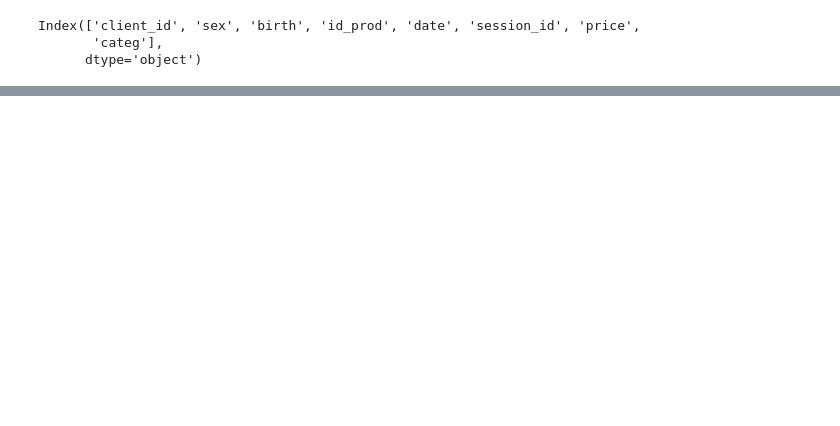
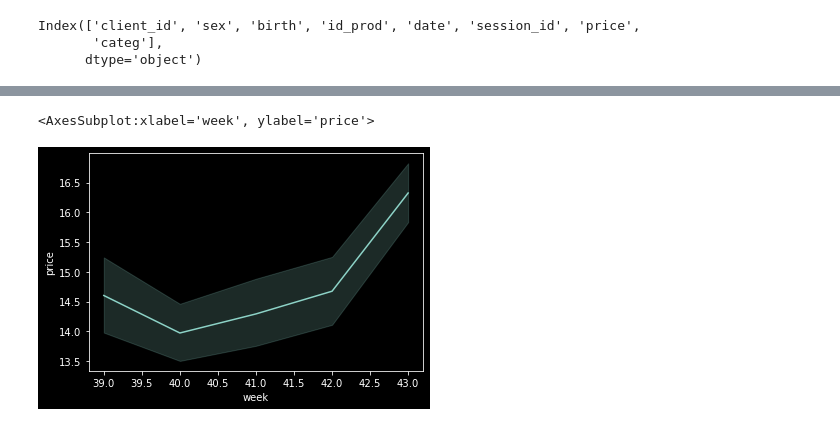
Before and after one commit to Flyander/LaPage_project, a Jupyter notebook: misssion_lapage.ipynb, the cells around one changed output, grey strips where cells are left out. Saved outputs shown, nothing was run; the diff lists cells and outputs as text; code cells hidden in the pictures; blank space fills up the shorter version.

```diff
--- a/misssion_lapage.ipynb
+++ b/misssion_lapage.ipynb
@@ -59,0 +100,9 @@ Le chiffre d'affaire est de 11853528.68 €
+# %%
+df_oct = df[df['year'] == 2021]
+df_oct = df_oct[df_oct['date'].dt.month == 10]
+df_oct['week'] = df_oct['date'].dt.week
+# %%
+sns.lineplot(x='week', y='price', data=df_oct)
+# %% [output]
+<AxesSubplot:xlabel='week', ylabel='price'>
+[figure, added]
```
Also changed, not shown: parts of 9 cells of this notebook.
